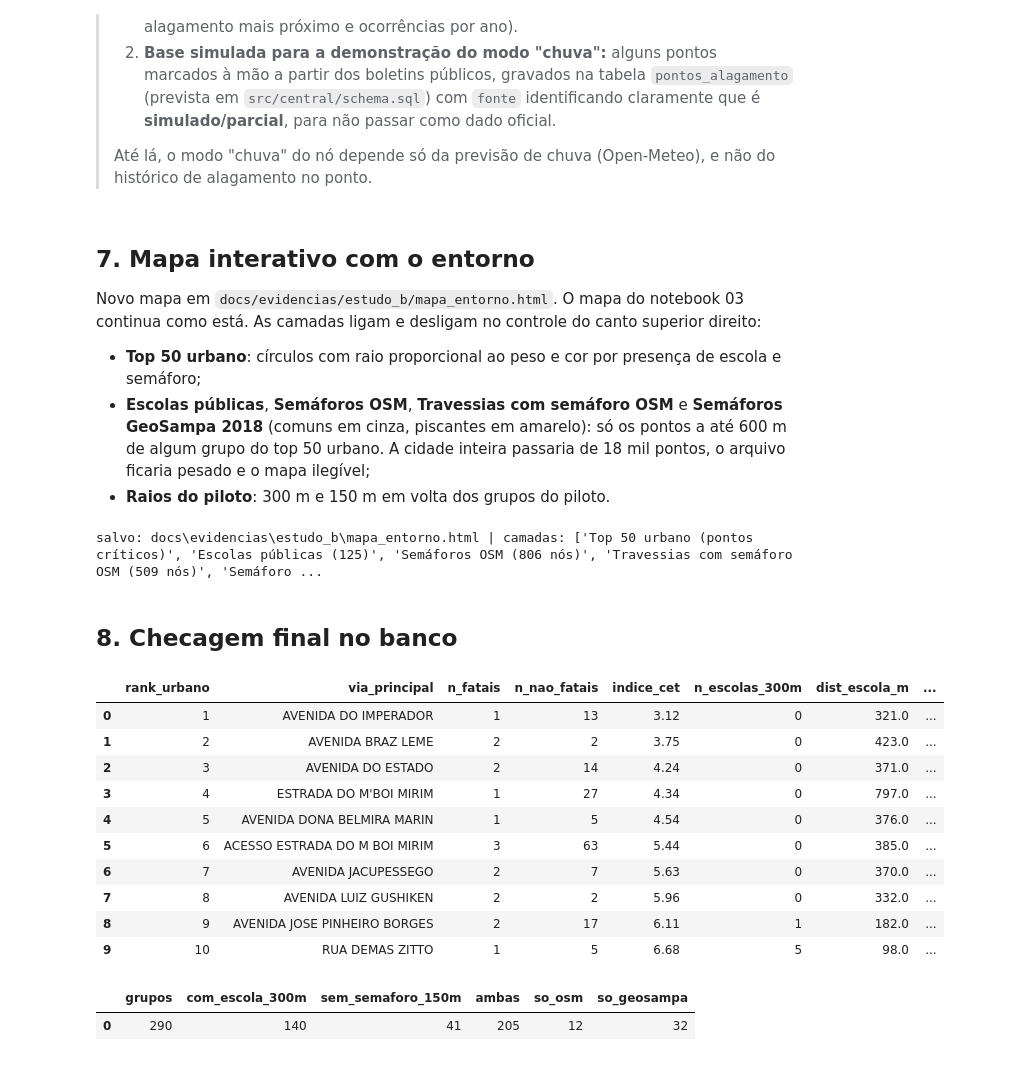
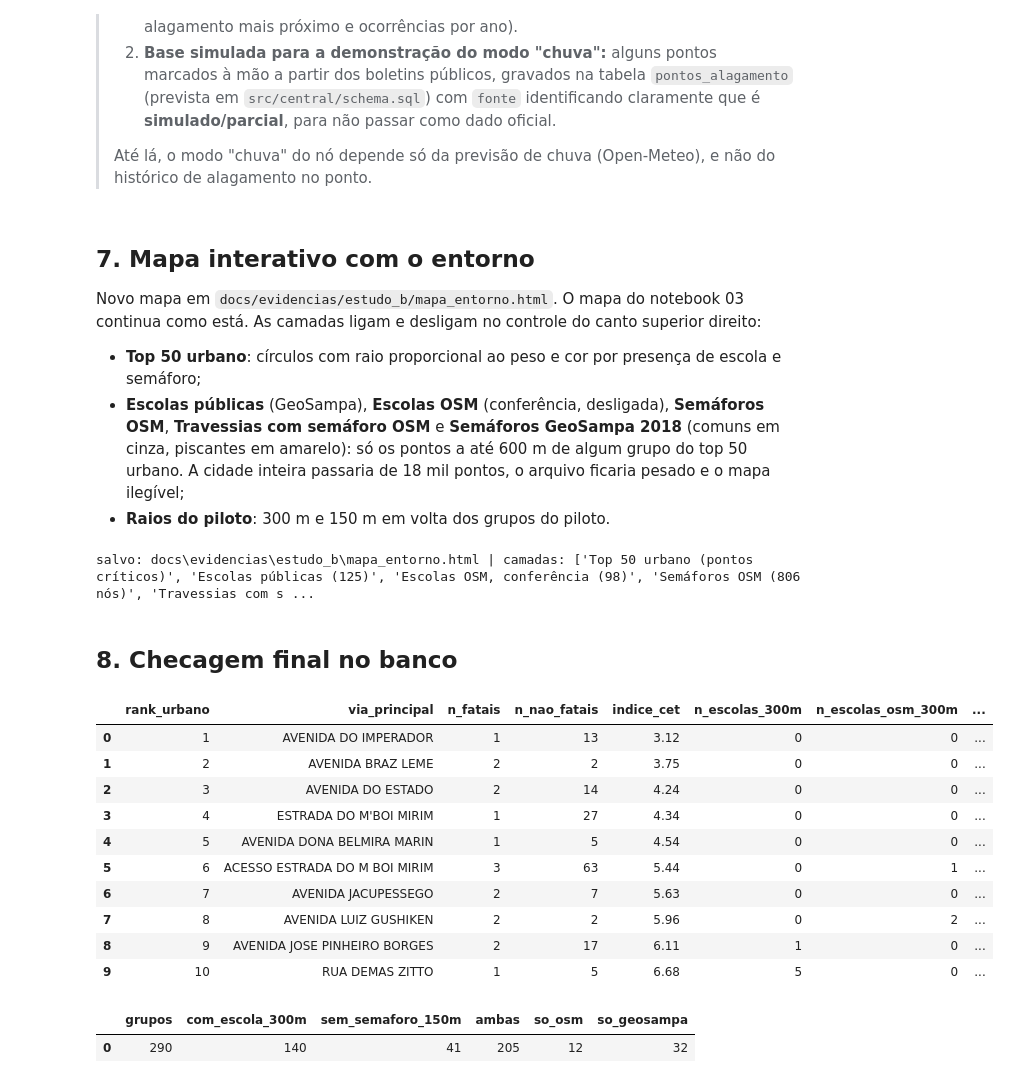
Before and after one commit to tamiresvferreira/betterway, a Jupyter notebook: 1TIAO/GLOBAL-SOLUTION-2/src/estudo_b_risco_vida/04_entorno_pontos_criticos.ipynb, the cells around one changed output. Cells and saved outputs as stored; diff of their text form; code cells hidden in the pictures.

Commit message:
Estudo B: conferência das escolas com o OSM e data da fonte GeoSampa
Co-Authored-By: Claude Opus 5.5 <noreply@anthropic.com>

```diff
--- a/1TIAO/GLOBAL-SOLUTION-2/src/estudo_b_risco_vida/04_entorno_pontos_criticos.ipynb
+++ b/1TIAO/GLOBAL-SOLUTION-2/src/estudo_b_risco_vida/04_entorno_pontos_criticos.ipynb
@@ -295,0 +351,21 @@ semáforo nas duas bases, 32 só no GeoSampa 2018, 12 só no OSM e 41 sem semáf
+# %%
+esc["grupo"] = np.select([esc["nm_tipo_equipamento"].isin(["EE", "EMEF", "EMEFM"]),
+                          esc["nm_tipo_equipamento"].isin(["EMEI", "CEMEI"])],
+                         ["fundamental/médio (EE, EMEF, EMEFM)", "pré-escola (EMEI, CEMEI)"], default="unidades de CEU")
+d_geo_osm = dist_min(esc, esc_osm)
+linhas = [{"base": f"GeoSampa · {g}", "escolas": int(m.sum()), "outra base a até 100 m": int((d_geo_osm[m] <= 100).sum()),
+           "% a até 100 m": round((d_geo_osm[m] <= 100).mean() * 100, 1)}
+          for g, m in [(g, (esc["grupo"] == g).to_numpy()) for g in esc["grupo"].unique()]]
+linhas.append({"base": "GeoSampa · todas as unidades", "escolas": len(esc), "outra base a até 100 m": int((d_geo_osm <= 100).sum()),
+               "% a até 100 m": round((d_geo_osm <= 100).mean() * 100, 1)})
+d_osm_geo = dist_min(esc_osm, esc)
+publica = esc_osm["operator_type"].isin(["public", "government"]) | esc_osm["name"].fillna("").str.upper().str.match(
+    r"^(EE|E\.E\.|EMEF|EMEI|ESCOLA ESTADUAL|ESCOLA MUNICIPAL|CEU)\b")
+for nome, m in [("OSM · todas (públicas e particulares)", np.ones(len(esc_osm), bool)),
+                ("OSM · identificadas como públicas (nome ou operator:type)", publica.to_numpy())]:
+    linhas.append({"base": nome, "escolas": int(m.sum()), "outra base a até 100 m": int((d_osm_geo[m] <= 100).sum()),
+                   "% a até 100 m": round((d_osm_geo[m] <= 100).mean() * 100, 1)})
+concord_esc = pd.DataFrame(linhas).set_index("base")
+print(f"OSM: base de {esc_osm.attrs['meta'].get('osm_base')} | {len(esc_osm):,} escolas "
+      f"({esc_osm['osm_type'].value_counts().to_dict()}) | sem nome: {esc_osm['name'].isna().sum()}")
+concord_esc
@@ -330,6 +432,8 @@ clusters["n_escolas_300m"] = [len(i) for i in idx_esc]
 clusters["distancia_escola_mais_proxima_m"] = (dist_esc[:, 0] * R_TERRA).round(1)
 clusters["escola_mais_proxima"] = escolas.loc[prox_esc[:, 0], "tipos"].values + " " + escolas.loc[prox_esc[:, 0], "nomes"].values
 clusters["escolas_300m"] = [" ; ".join(escolas.loc[i, "nomes"]) for i in idx_esc]
+arv["esc_osm"] = BallTree(rad(esc_osm), metric="haversine")
+clusters["n_escolas_osm_300m"] = conta("esc_osm", 300)
 clusters["n_semaforos_150m"] = conta("osm_sem", 150)
 clusters["n_travessias_semaforizadas_150m"] = conta("osm_trav", 150)
 clusters["n_geosampa_150m"] = conta("gs", 150)          # auxiliar (não vai para o banco)
@@ -341,7 +445,7 @@ clusters["tem_semaforo"] = tem_osm | tem_gs
 clusters["fonte_semaforo"] = np.select([tem_osm & tem_gs, tem_osm, tem_gs], ["ambas", "osm", "geosampa_2018"], default=None)
 
 print(clusters["fonte_semaforo"].value_counts(dropna=False).rename(index={None: "nenhuma"}).to_string())
-clusters[["n_escolas_300m", "distancia_escola_mais_proxima_m", "n_semaforos_150m", "n_travessias_semaforizadas_150m",
+clusters[["n_escolas_300m", "n_escolas_osm_300m", "distancia_escola_mais_proxima_m", "n_semaforos_150m", "n_travessias_semaforizadas_150m",
           "n_geosampa_150m", "n_piscantes_150m", "n_creches_300m"]].describe().round(1).T
 # %% [output]
 290 grupos lidos do banco (273 no ranking urbano)
@@ -370,7 +475,8 @@ notebook outra vez em seguida.
 # %%
 NOVAS = {"n_escolas_300m": "INTEGER", "distancia_escola_mais_proxima_m": "REAL", "n_semaforos_150m": "INTEGER",
          "n_travessias_semaforizadas_150m": "INTEGER", "tem_semaforo": "INTEGER CHECK (tem_semaforo IN (0, 1))",
-         "fonte_semaforo": "TEXT CHECK (fonte_semaforo IN ('osm', 'geosampa_2018', 'ambas'))"}
+         "fonte_semaforo": "TEXT CHECK (fonte_semaforo IN ('osm', 'geosampa_2018', 'ambas'))",
+         "n_escolas_osm_300m": "INTEGER"}
 with sqlite3.connect(DB_PATH) as con:
     antes = con.execute("SELECT COUNT(*) FROM clusters").fetchone()[0]
     existentes = {r[1] for r in con.execute("PRAGMA table_info(clusters)")}
@@ -379,13 +485,15 @@ with sqlite3.connect(DB_PATH) as con:
         con.execute(f"ALTER TABLE clusters ADD COLUMN {col} {NOVAS[col]}")
     con.executemany(
         "UPDATE clusters SET n_escolas_300m = ?, distancia_escola_mais_proxima_m = ?, n_semaforos_150m = ?, "
-        "n_travessias_semaforizadas_150m = ?, tem_semaforo = ?, fonte_semaforo = ? WHERE cluster_id = ?",
+        "n_travessias_semaforizadas_150m = ?, tem_semaforo = ?, fonte_semaforo = ?, n_escolas_osm_300m = ? "
+        "WHERE cluster_id = ?",
         [(int(r.n_escolas_300m), float(r.distancia_escola_mais_proxima_m), int(r.n_semaforos_150m),
-          int(r.n_travessias_semaforizadas_150m), int(r.tem_semaforo), r.fonte_semaforo, int(r.cluster_id))
+          int(r.n_travessias_semaforizadas_150m), int(r.tem_semaforo), r.fonte_semaforo, int(r.n_escolas_osm_300m),
+          int(r.cluster_id))
          for r in clusters.itertuples()])
     depois = con.execute("SELECT COUNT(*) FROM clusters").fetchone()[0]
     nulos = con.execute("SELECT COUNT(*) FROM clusters WHERE n_escolas_300m IS NULL OR tem_semaforo IS NULL "
-                        "OR n_travessias_semaforizadas_150m IS NULL").fetchone()[0]
+                        "OR n_travessias_semaforizadas_150m IS NULL OR n_escolas_osm_300m IS NULL").fetchone()[0]
 assert antes == depois and nulos == 0
 print(f"clusters: {depois} linhas (antes: {antes}) | colunas criadas agora: {criadas or 'nenhuma (já existiam)'}")
 with sqlite3.connect(DB_PATH) as con:
@@ -702,7 +826,7 @@ Novo mapa em `docs/evidencias/estudo_b/mapa_entorno.html`. O mapa do notebook 03
 camadas ligam e desligam no controle do canto superior direito:
 
 - **Top 50 urbano**: círculos com raio proporcional ao peso e cor por presença de escola e semáforo;
-- **Escolas públicas**, **Semáforos OSM**, **Travessias com semáforo OSM** e **Semáforos GeoSampa 2018**
+- **Escolas públicas** (GeoSampa), **Escolas OSM** (conferência, desligada), **Semáforos OSM**, **Travessias com semáforo OSM** e **Semáforos GeoSampa 2018**
   (comuns em cinza, piscantes em amarelo): só os pontos a até 600 m de algum grupo do top 50 urbano. A
   cidade inteira passaria de 18 mil pontos, o arquivo ficaria pesado e o mapa ilegível;
 - **Raios do piloto**: 300 m e 150 m em volta dos grupos do piloto.
@@ -739,6 +863,10 @@ d = perto(escolas); c = camada(f"Escolas públicas ({len(d)})")
 for _, r in d.iterrows():
     folium.CircleMarker([r.latitude, r.longitude], radius=4.5, color="#0b0b0b", weight=1, fill=True, fill_color="#ffd23f",
                         fill_opacity=1, tooltip=f"{r.tipos} {r.nomes.title()} ({r.redes.lower()})").add_to(c)
+d = perto(esc_osm); c = camada(f"Escolas OSM, conferência ({len(d)})", show=False)
+for _, r in d.iterrows():
+    folium.CircleMarker([r.latitude, r.longitude], radius=4, color="#d4a900", weight=1.5, fill=True, fill_color="white",
+                        fill_opacity=1, tooltip=f"OSM escola · {r['name'] or '(sem nome)'}").add_to(c)
 d = perto(osm_sem); c = camada(f"Semáforos OSM ({len(d)} nós)", show=False)
 for _, r in d.iterrows():
     folium.CircleMarker([r.latitude, r.longitude], radius=2.5, color="#0b0b0b", weight=1, fill=True, fill_color="#0b0b0b",
@@ -772,33 +900,34 @@ mapa.save(EVID / "mapa_entorno.html")
 print(f"salvo: {(EVID / 'mapa_entorno.html').relative_to(ROOT)} | camadas: {list(camadas)}")
 # O mapa não é exibido aqui para o notebook não carregar ~2 MB de HTML; abra o arquivo salvo no navegador.
 # %% [output]
-salvo: docs\evidencias\estudo_b\mapa_entorno.html | camadas: ['Top 50 urbano (pontos críticos)', 'Escolas públicas (125)', 'Semáforos OSM (806 nós)', 'Travessias com semáforo OSM (509 nós)', 'Semáforo ...
+salvo: docs\evidencias\estudo_b\mapa_entorno.html | camadas: ['Top 50 urbano (pontos críticos)', 'Escolas públicas (125)', 'Escolas OSM, conferência (98)', 'Semáforos OSM (806 nós)', 'Travessias com s ...
 # %% [markdown]
 ## 8. Checagem final no banco
 # %%
 with sqlite3.connect(DB_PATH) as con:
     display(pd.read_sql_query("""
         SELECT rank_urbano, via_principal, n_fatais, n_nao_fatais, ROUND(indice_cet, 2) AS indice_cet, n_escolas_300m,
+               n_escolas_osm_300m,
                ROUND(distancia_escola_mais_proxima_m) AS dist_escola_m, n_semaforos_150m, n_travessias_semaforizadas_150m,
                tem_semaforo, fonte_semaforo
         FROM clusters WHERE rank_urbano IS NOT NULL ORDER BY rank_urbano LIMIT 10""", con))
     display(pd.read_sql_query("""
         SELECT COUNT(*) AS grupos, SUM(n_escolas_300m > 0) AS com_escola_300m, SUM(tem_semaforo = 0) AS sem_semaforo_150m,
                SUM(fonte_semaforo = 'ambas') AS ambas, SUM(fonte_semaforo = 'osm') AS so_osm,
                SUM(fonte_semaforo = 'geosampa_2018') AS so_geosampa
         FROM clusters""", con))
 # %% [output]
-|  | rank_urbano | via_principal | n_fatais | n_nao_fatais | indice_cet | n_escolas_300m | dist_escola_m | ... |
-| 0 | 1 | AVENIDA DO IMPERADOR | 1 | 13 | 3.12 | 0 | 321.0 | ... |
-| 1 | 2 | AVENIDA BRAZ LEME | 2 | 2 | 3.75 | 0 | 423.0 | ... |
-| 2 | 3 | AVENIDA DO ESTADO | 2 | 14 | 4.24 | 0 | 371.0 | ... |
-| 3 | 4 | ESTRADA DO M'BOI MIRIM | 1 | 27 | 4.34 | 0 | 797.0 | ... |
-| 4 | 5 | AVENIDA DONA BELMIRA MARIN | 1 | 5 | 4.54 | 0 | 376.0 | ... |
-| 5 | 6 | ACESSO ESTRADA DO M BOI MIRIM | 3 | 63 | 5.44 | 0 | 385.0 | ... |
-| 6 | 7 | AVENIDA JACUPESSEGO | 2 | 7 | 5.63 | 0 | 370.0 | ... |
-| 7 | 8 | AVENIDA LUIZ GUSHIKEN | 2 | 2 | 5.96 | 0 | 332.0 | ... |
-| 8 | 9 | AVENIDA JOSE PINHEIRO BORGES | 2 | 17 | 6.11 | 1 | 182.0 | ... |
-| 9 | 10 | RUA DEMAS ZITTO | 1 | 5 | 6.68 | 5 | 98.0 | ... |
+|  | rank_urbano | via_principal | n_fatais | n_nao_fatais | indice_cet | n_escolas_300m | n_escolas_osm_300m | ... |
+| 0 | 1 | AVENIDA DO IMPERADOR | 1 | 13 | 3.12 | 0 | 0 | ... |
+| 1 | 2 | AVENIDA BRAZ LEME | 2 | 2 | 3.75 | 0 | 0 | ... |
+| 2 | 3 | AVENIDA DO ESTADO | 2 | 14 | 4.24 | 0 | 0 | ... |
+| 3 | 4 | ESTRADA DO M'BOI MIRIM | 1 | 27 | 4.34 | 0 | 0 | ... |
+| 4 | 5 | AVENIDA DONA BELMIRA MARIN | 1 | 5 | 4.54 | 0 | 0 | ... |
+| 5 | 6 | ACESSO ESTRADA DO M BOI MIRIM | 3 | 63 | 5.44 | 0 | 1 | ... |
+| 6 | 7 | AVENIDA JACUPESSEGO | 2 | 7 | 5.63 | 0 | 0 | ... |
+| 7 | 8 | AVENIDA LUIZ GUSHIKEN | 2 | 2 | 5.96 | 0 | 2 | ... |
+| 8 | 9 | AVENIDA JOSE PINHEIRO BORGES | 2 | 17 | 6.11 | 1 | 0 | ... |
+| 9 | 10 | RUA DEMAS ZITTO | 1 | 5 | 6.68 | 5 | 0 | ... |
 |  | grupos | com_escola_300m | sem_semaforo_150m | ambas | so_osm | so_geosampa |
 | 0 | 290 | 140 | 41 | 205 | 12 | 32 |
 # %% [markdown]
```
Also changed, not shown: parts of 16 cells of this notebook, 4 other files.
